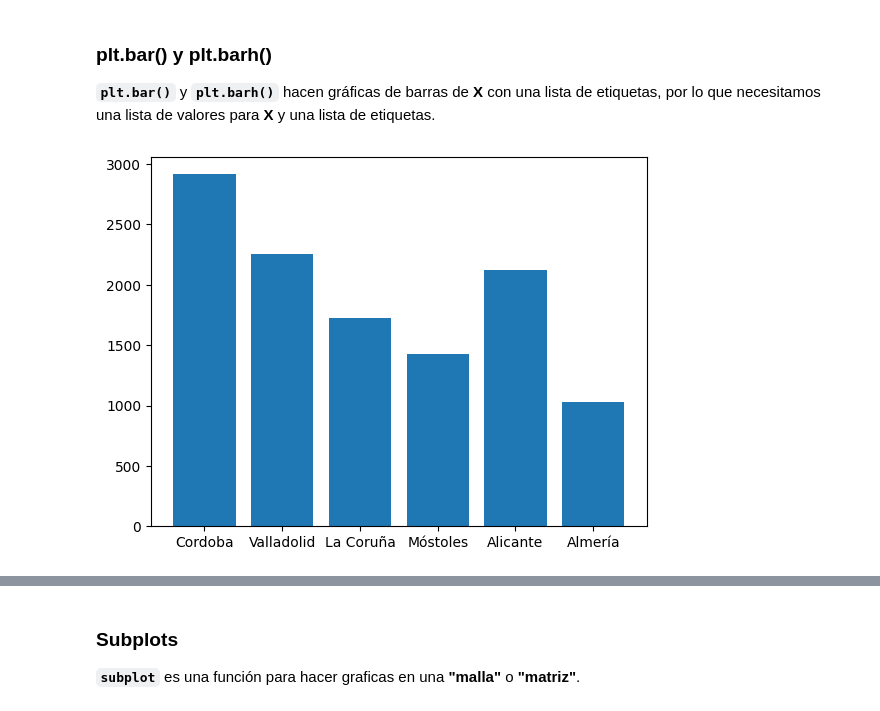
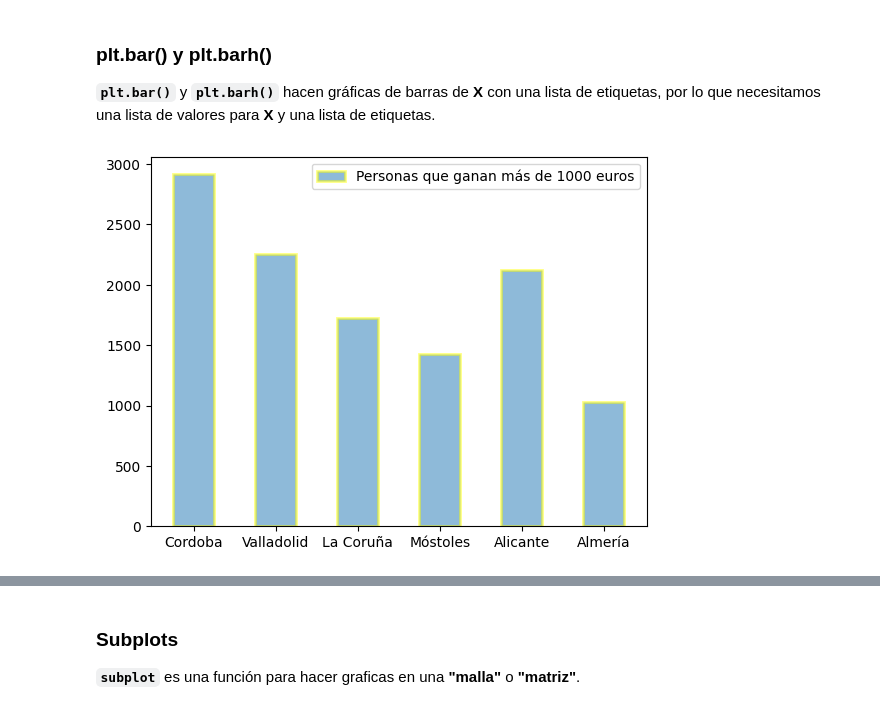
Before and after one commit to para18952/cursoPython2025, a Jupyter notebook: Modulo1_b/06.matplotlib_teoria.ipynb, the cells around one changed output, grey strips where cells are left out. Saved outputs shown, nothing was run; the diff lists cells and outputs as text; code cells hidden in the pictures.

```diff
--- a/Modulo1_b/06.matplotlib_teoria.ipynb
+++ b/Modulo1_b/06.matplotlib_teoria.ipynb
@@ -89,15 +145,24 @@ La función **`plt.plot()`** tiene varios parámetros que podemos utilizar para
 # %%
 # Voy a generar una lista aleatoria
 
 # plt.bar()
 # Vamos a simular un conteo de casos donde se cuenta el número de personas que ganan mas de 1000 euros
 
 np.random.seed(5)
 X = np.random.randint(0, 3000, 6)
 
 etiquetas = ["Cordoba", "Valladolid", "La Coruña", "Móstoles", "Alicante","Almería"]
 
-plt.bar(etiquetas, X) # que la quiero horizontal, se le tiene (h)
+plt.bar(etiquetas, X,
+        width=0.5,
+        align= "center",
+        edgecolor = "yellow",
+        linewidth = 2,
+        #color = "blue",
+        alpha = 0.5,
+        label = "Personas que ganan más de 1000 euros"
+        ) # que la quiero horizontal, se le tiene (h)
+plt.legend()
 plt.show()
 # %% [output]
-[figure, old version]
+[figure, new version]
```
Also changed, not shown: parts of 8 cells of this notebook.
